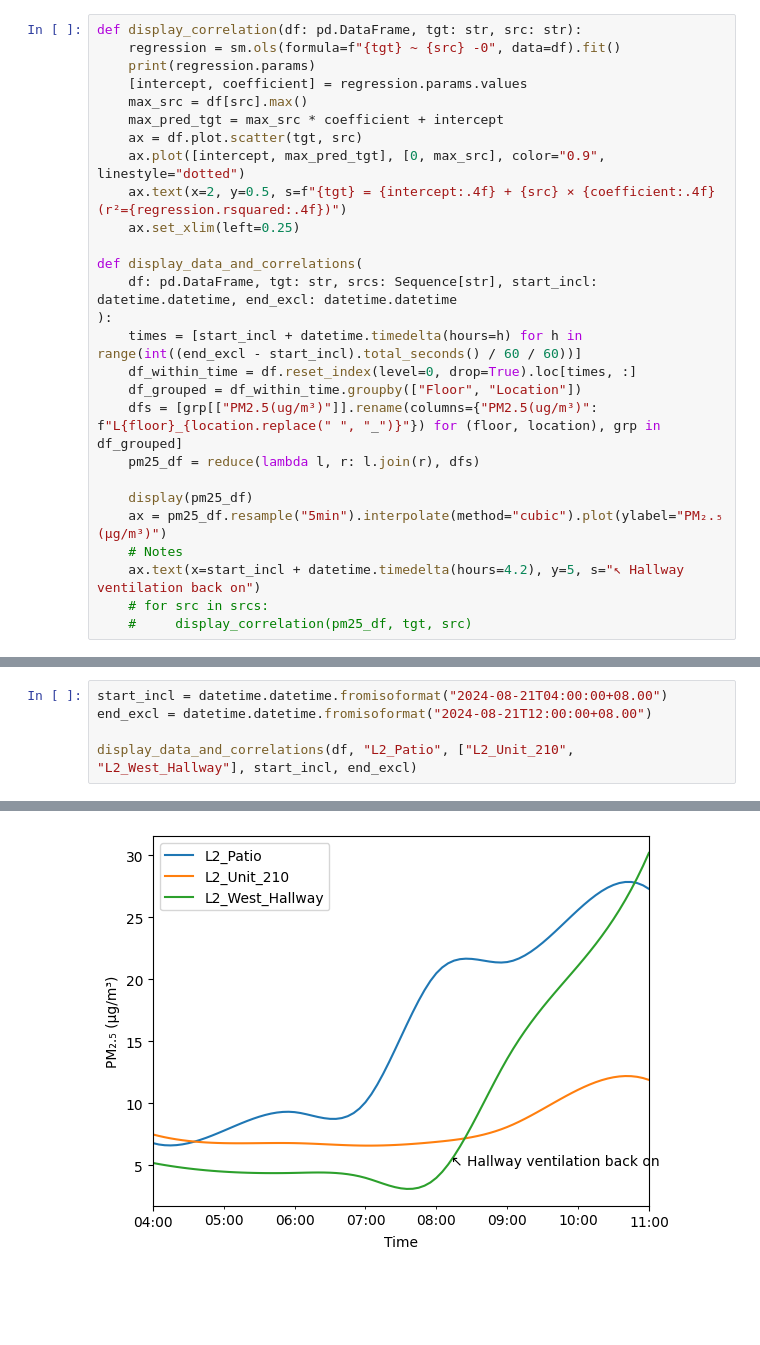
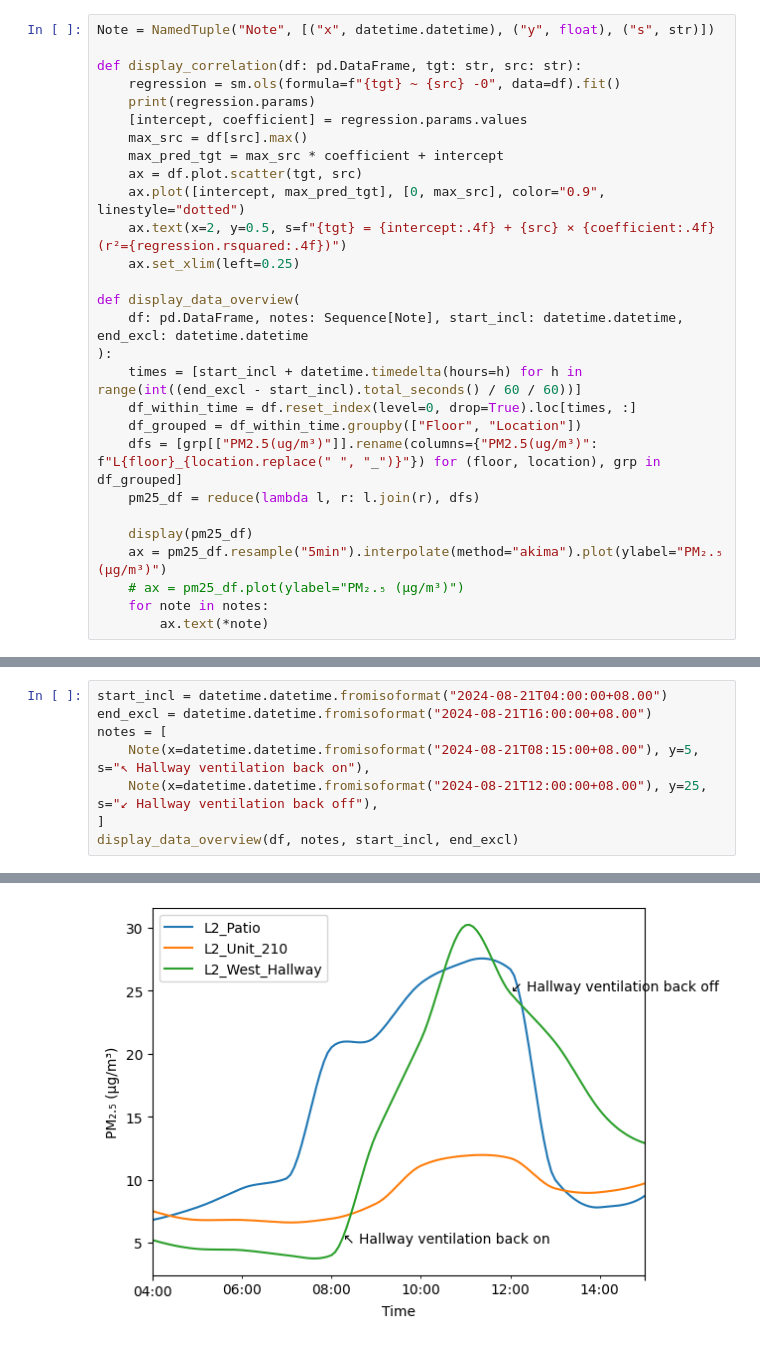
Before and after one commit to jackgene/trellis-aq, a Jupyter notebook: Air Quality Analysis.ipynb, the cells around one changed output, grey strips where cells are left out. Drawn from its saved outputs; the diff is of its cells as text; blank space fills up the shorter version.

```diff
--- a/Air Quality Analysis.ipynb
+++ b/Air Quality Analysis.ipynb
@@ -10,4 +10,6 @@ from typing import Sequence
 # %%
+Note = NamedTuple("Note", [("x", datetime.datetime), ("y", float), ("s", str)])
+
 def display_correlation(df: pd.DataFrame, tgt: str, src: str):
     regression = sm.ols(formula=f"{tgt} ~ {src} -0", data=df).fit()
     print(regression.params)
@@ -19,8 +21,8 @@ def display_correlation(df: pd.DataFrame, tgt: str, src: str):
     ax.text(x=2, y=0.5, s=f"{tgt} = {intercept:.4f} + {src} × {coefficient:.4f} (r²={regression.rsquared:.4f})")
     ax.set_xlim(left=0.25)
 
-def display_data_and_correlations(
-    df: pd.DataFrame, tgt: str, srcs: Sequence[str], start_incl: datetime.datetime, end_excl: datetime.datetime
+def display_data_overview(
+    df: pd.DataFrame, notes: Sequence[Note], start_incl: datetime.datetime, end_excl: datetime.datetime
 ):
     times = [start_incl + datetime.timedelta(hours=h) for h in range(int((end_excl - start_incl).total_seconds() / 60 / 60))]
     df_within_time = df.reset_index(level=0, drop=True).loc[times, :]
@@ -29,11 +31,10 @@ def display_data_and_correlations(
     pm25_df = reduce(lambda l, r: l.join(r), dfs)
 
     display(pm25_df)
-    ax = pm25_df.resample("5min").interpolate(method="cubic").plot(ylabel="PM₂.₅ (µg/m³)")
-    # Notes
-    ax.text(x=start_incl + datetime.timedelta(hours=4.2), y=5, s="↖ Hallway ventilation back on")
-    # for src in srcs:
-    #     display_correlation(pm25_df, tgt, src)
+    ax = pm25_df.resample("5min").interpolate(method="akima").plot(ylabel="PM₂.₅ (µg/m³)")
+    # ax = pm25_df.plot(ylabel="PM₂.₅ (µg/m³)")
+    for note in notes:
+        ax.text(*note)
 # %%
 %run "Common.ipynb"
 # %% [output]
@@ -54,8 +47,11 @@ def display_data_and_correlations(
 # %%
 start_incl = datetime.datetime.fromisoformat("2024-08-21T04:00:00+08.00")
-end_excl = datetime.datetime.fromisoformat("2024-08-21T12:00:00+08.00")
-
-display_data_and_correlations(df, "L2_Patio", ["L2_Unit_210", "L2_West_Hallway"], start_incl, end_excl)
+end_excl = datetime.datetime.fromisoformat("2024-08-21T16:00:00+08.00")
+notes = [
+    Note(x=datetime.datetime.fromisoformat("2024-08-21T08:15:00+08.00"), y=5, s="↖ Hallway ventilation back on"),
+    Note(x=datetime.datetime.fromisoformat("2024-08-21T12:00:00+08.00"), y=25, s="↙ Hallway ventilation back off"),
+]
+display_data_overview(df, notes, start_incl, end_excl)
 # %% [output]
 |  | L2_Patio | L2_Unit_210 | L2_West_Hallway |
 | Time |  |  |  |
@@ -70 +70 @@ display_data_and_correlations(df, "L2_Patio", ["L2_Unit_210", "L2_West_Hallway"]
-[figure, old version]
+[figure, new version]
```
Also changed, not shown: parts of 4 cells of this notebook.
